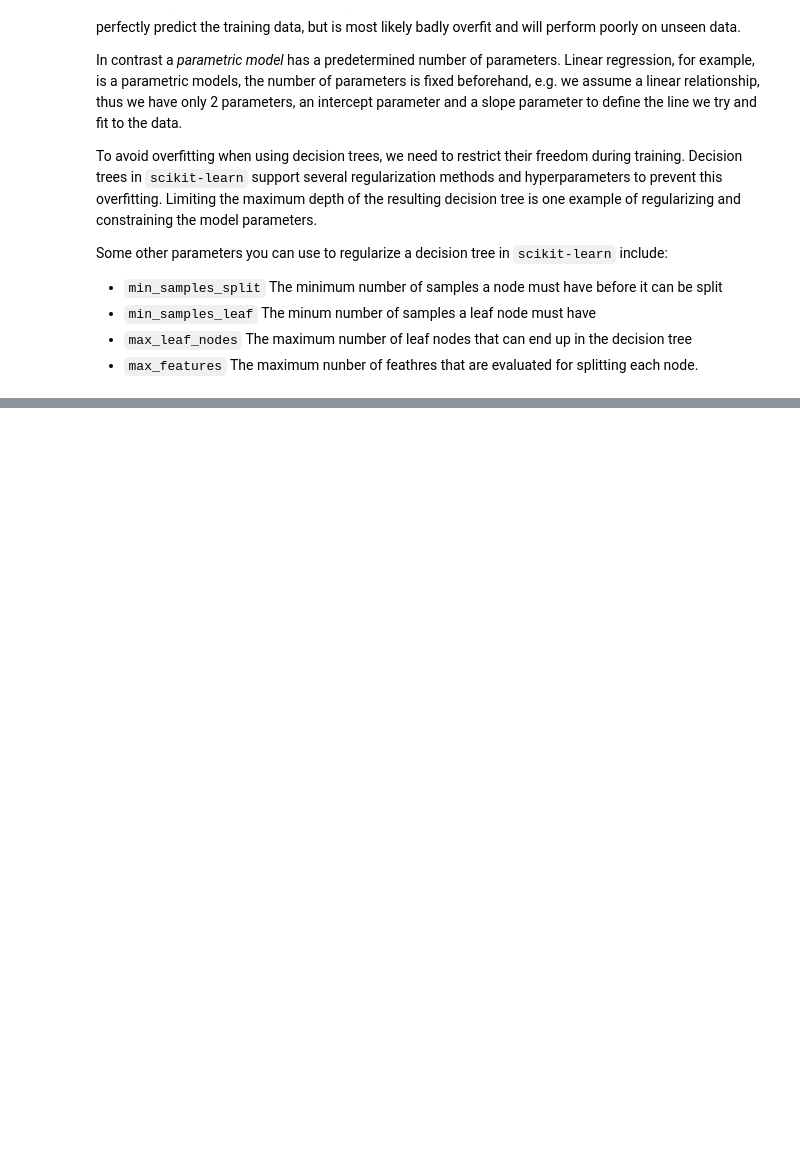
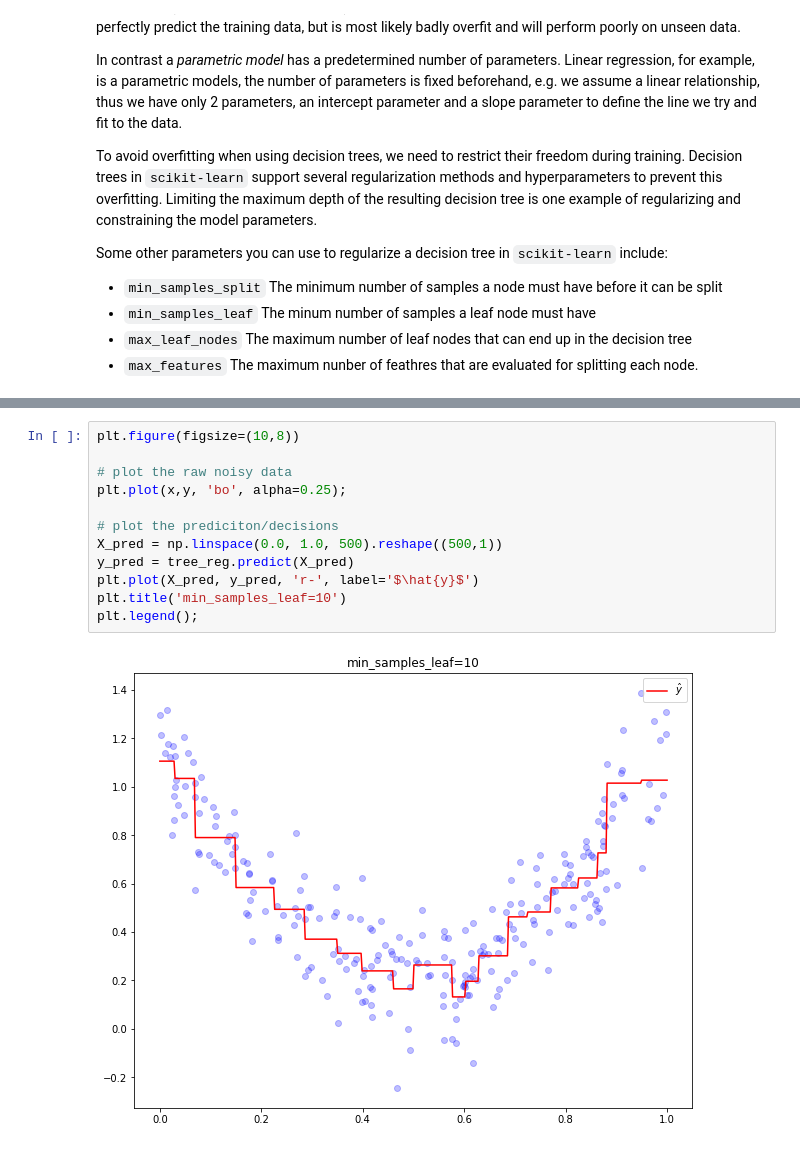
Before and after one commit to tgrasty/CSCI574-Machine-Learning, a Jupyter notebook: lectures/Lecture-09-Decision-Trees.ipynb, the cells around one changed output, grey strips where cells are left out. Drawn from its saved outputs; the diff is of its cells as text; blank space fills up the shorter version.

```diff
--- a/lectures/Lecture-09-Decision-Trees.ipynb
+++ b/lectures/Lecture-09-Decision-Trees.ipynb
@@ -361,0 +500,14 @@ For example, we can train a decision tree on a noisy quadratic data set.
+# %%
+plt.figure(figsize=(10,8))
+
+# plot the raw noisy data
+plt.plot(x,y, 'bo', alpha=0.25);
+
+# plot the prediciton/decisions
+X_pred = np.linspace(0.0, 1.0, 500).reshape((500,1))
+y_pred = tree_reg.predict(X_pred)
+plt.plot(X_pred, y_pred, 'r-', label='$\hat{y}$')
+plt.title('min_samples_leaf=10')
+plt.legend();
+# %% [output]
+[figure, added]
```
Also changed, not shown: parts of 17 cells of this notebook, 1 other file.
